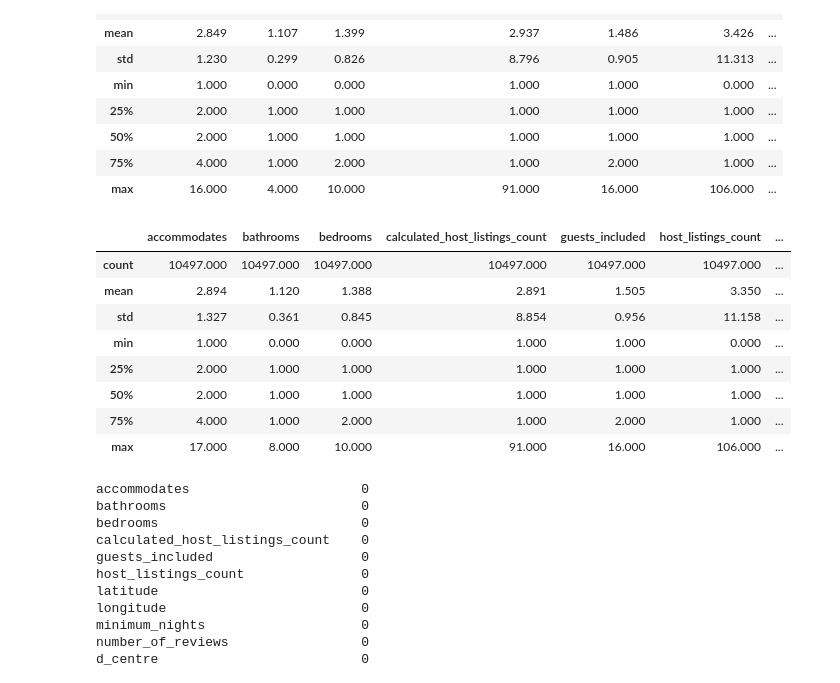
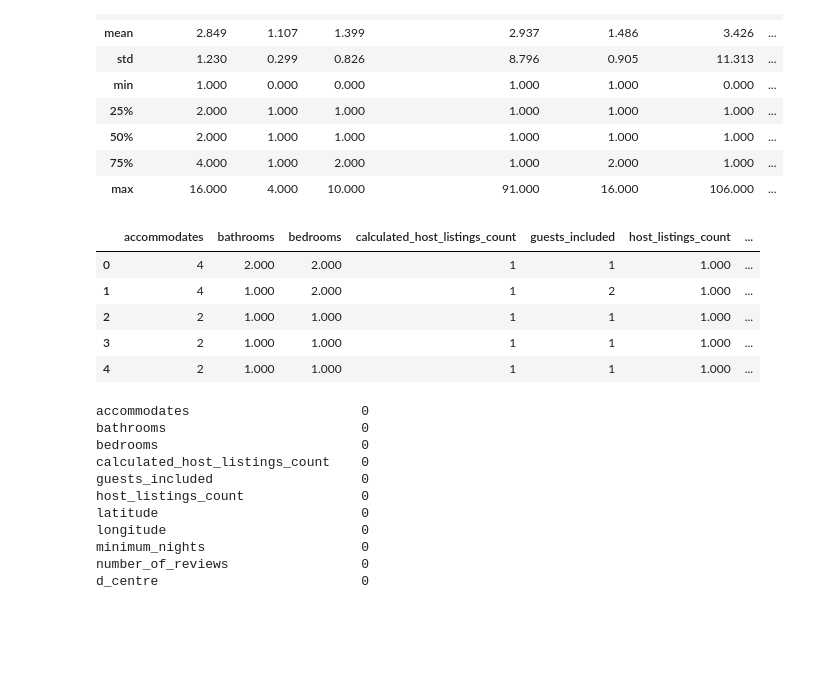
Before and after one commit to celia-m15/Amsterdam_AirBnb_Price, a Jupyter notebook: Price_regression.ipynb, the cells around one changed output. Saved outputs shown, nothing was run; the diff lists cells and outputs as text; code cells hidden in the pictures; blank space fills up the shorter version.

```diff
--- a/Price_regression.ipynb
+++ b/Price_regression.ipynb
@@ -52,18 +52,15 @@ test.describe()
 # %%
 #agrupem i visualitzem les dades train
 train=X_train.assign(Price=y_train)
 train.head()
-train.describe()
+#train.describe()
 # %% [output]
 |  | accommodates | bathrooms | bedrooms | calculated_host_listings_count | guests_included | host_listings_count | ... |
-| count | 10497.000 | 10497.000 | 10497.000 | 10497.000 | 10497.000 | 10497.000 | ... |
-| mean | 2.894 | 1.120 | 1.388 | 2.891 | 1.505 | 3.350 | ... |
-| std | 1.327 | 0.361 | 0.845 | 8.854 | 0.956 | 11.158 | ... |
-| min | 1.000 | 0.000 | 0.000 | 1.000 | 1.000 | 0.000 | ... |
-| 25% | 2.000 | 1.000 | 1.000 | 1.000 | 1.000 | 1.000 | ... |
-| 50% | 2.000 | 1.000 | 1.000 | 1.000 | 1.000 | 1.000 | ... |
-| 75% | 4.000 | 1.000 | 2.000 | 1.000 | 2.000 | 1.000 | ... |
-| max | 17.000 | 8.000 | 10.000 | 91.000 | 16.000 | 106.000 | ... |
+| 0 | 4 | 2.000 | 2.000 | 1 | 1 | 1.000 | ... |
+| 1 | 4 | 1.000 | 2.000 | 1 | 2 | 1.000 | ... |
+| 2 | 2 | 1.000 | 1.000 | 1 | 1 | 1.000 | ... |
+| 3 | 2 | 1.000 | 1.000 | 1 | 1 | 1.000 | ... |
+| 4 | 2 | 1.000 | 1.000 | 1 | 1 | 1.000 | ... |
 # %%
 # mirem si hi ha valors nulls
 train.isnull().sum()
```
Also changed, not shown: parts of 36 cells of this notebook.
